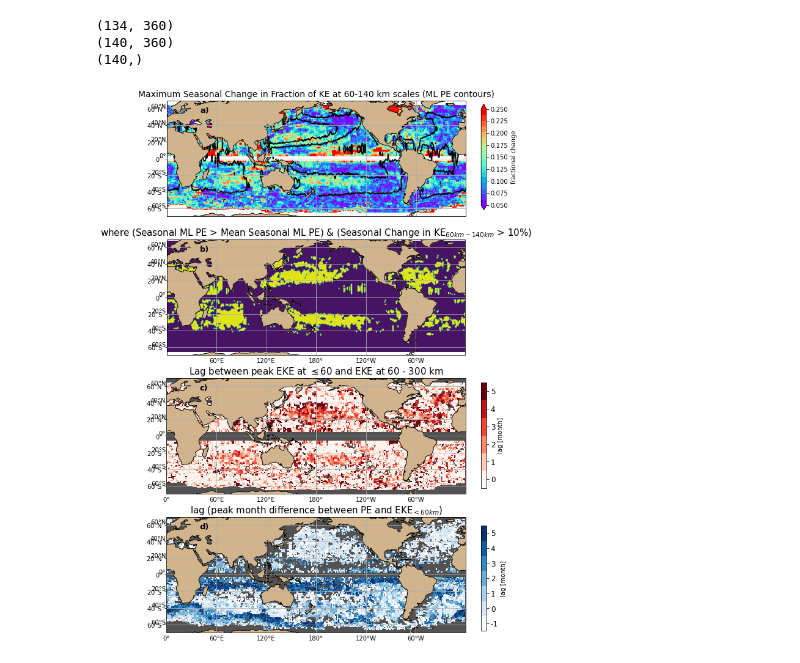
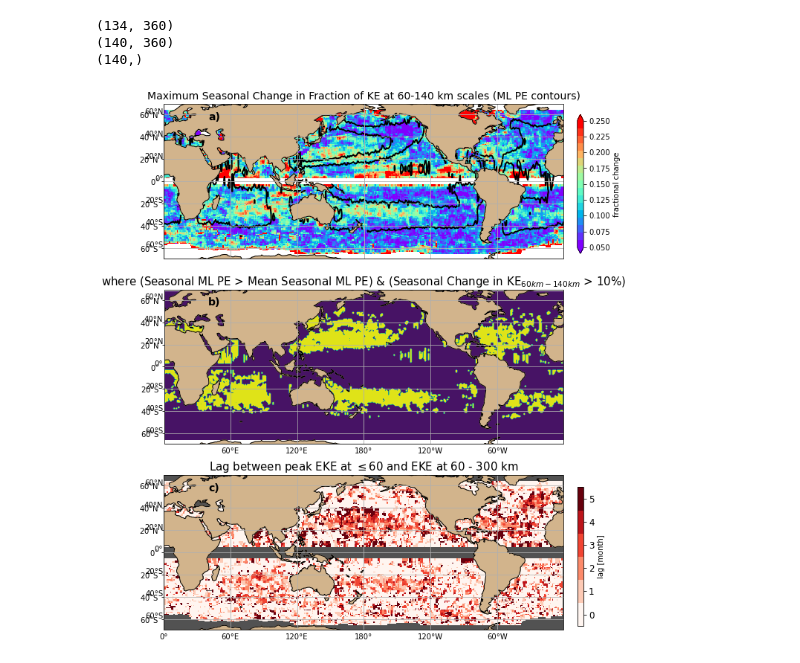
Before and after one commit to jakesteinberg/CPT, a Jupyter notebook: global_along_track_synthesis.ipynb, the cells around one changed output. Saved outputs shown, nothing was run; the diff lists cells and outputs as text; code cells hidden in the pictures.

Commit message:
tailoring figures

```diff
--- a/global_along_track_synthesis.ipynb
+++ b/global_along_track_synthesis.ipynb
@@ -67,6 +67,7 @@ in_lon = []
 in_lat = []
 in_lon_pe = []
 in_lat_pe = []
+loci = [2,5,3,6,1,4,7]
 for i in [0,1,2,3,4,5,6]:  # range(len(order[0:5])):
     this_lon0 = location[i, 0] #90   # 210
     this_lon1 = location[i, 1] #94   # 214
@@ -77,15 +78,15 @@ for i in [0,1,2,3,4,5,6]:  # range(len(order[0:5])):
     ax[0,0].plot([this_lon0, this_lon0], [this_lat0, this_lat1], color=colors[i], linewidth=3)
     ax[0,0].plot([this_lon1, this_lon1], [this_lat0, this_lat1], color=colors[i], linewidth=3)
     # if i < 4:
-    ax[0,0].text(this_lon0, this_lat0 - 15, str(i + 1), fontsize=10, color=colors[i], fontweight='bold')
+    ax[0,0].text(this_lon0, this_lat0 - 15, loci[i], fontsize=10, color=colors[i], fontweight='bold')
     in_lon.append(np.where((lon_bin_c > this_lon0) & (lon_bin_c < this_lon1))[0])
     in_lat.append(np.where((lat_bin_c > this_lat0) & (lat_bin_c < this_lat1))[0])
     in_lon_pe.append(np.where((pe_lon > this_lon0) & (pe_lon < this_lon1))[0])
     in_lat_pe.append(np.where((pe_lat > this_lat0) & (pe_lat < this_lat1))[0])
 
 ax[0,0].set_xlim([lon_w, lon_e])
-ax[0,0].set_ylim([lat_s - 20, lat_n + 20])
-ax[0,0].text(5, -75, 'Lon [$^{\circ}$E]', fontsize=10)
+ax[0,0].set_ylim([lat_s - 25, lat_n + 25])
+ax[0,0].text(5, -80, 'Lon [$^{\circ}$E]', fontsize=10)
 ax[0,0].set_ylabel('Lat [$^{\circ}$N]', fontsize=13)
 ax[0,0].set_title('select regions', fontsize=13)
 ax[0,0].grid()
@@ -154,12 +155,12 @@ for i in range(7):
     ax[axi[i][0], axi[i][1]].set_ylim([0.25, 1.5])
     ax[axi[i][0], axi[i][1]].grid()
 
-ax[0,1].set_title('Location 1: normalized EKE by scale', fontsize=13)
-ax[0,2].set_title('Location 2: normalized EKE by scale', fontsize=13)
+ax[0,1].set_title('Location 2: normalized EKE by scale', fontsize=13)
+ax[0,2].set_title('Location 5: normalized EKE by scale', fontsize=13)
 ax[1,1].set_title('Location 3: normalized EKE by scale', fontsize=13)
-ax[1,2].set_title('Location 4: normalized EKE by scale', fontsize=13)
-ax[2,0].set_title('Location 5: normalized EKE by scale', fontsize=13)
-ax[2,1].set_title('Location 6: normalized EKE by scale', fontsize=13)
+ax[1,2].set_title('Location 6: normalized EKE by scale', fontsize=13)
+ax[2,0].set_title('Location 1: normalized EKE by scale', fontsize=13)
+ax[2,1].set_title('Location 4: normalized EKE by scale', fontsize=13)
 ax[2,2].set_title('Location 7: normalized EKE by scale', fontsize=13)
 handles, labels = ax[0,1].get_legend_handles_labels()
 ax[0,1].legend(handles, labels, fontsize=11)
@@ -175,7 +176,7 @@ ax[2,2].text(-0.08, 1.57, 'i)', fontweight='bold', fontsize=11)
 ax[0,0].grid()
 ax[1,0].grid()
 plt.show()
-# f.savefig('/Users/jakesteinberg/Desktop/cpt_manuscript_figures/r2/j2_eke_by_month.jpg', dpi=500)
+f.savefig('/Users/jakesteinberg/Desktop/cpt_manuscript_figures/r2/j2_eke_by_month.jpg', dpi=500)
 # %% [output]
 [figure]
 # %%
@@ -856,7 +857,7 @@ print(np.shape(lat_bin_c))
 (140, 360)
 (140,)
 # %%
-f, (ax0,ax,ax2,ax3) = plt.subplots(4,1,figsize=(12,16), subplot_kw={'projection':ccrs.PlateCarree(central_longitude=180)})
+f, (ax0,ax,ax2) = plt.subplots(3,1,figsize=(12,13), subplot_kw={'projection':ccrs.PlateCarree(central_longitude=180)})
 # EKE & PE
 lon_xr = np.where((lon_bins[1:-1] > lon_w) & (lon_bins[1:-1] < lon_e))[0]
 lat_xr = np.where((lat_bins[1:-1] > lat_s) & (lat_bins[1:-1] < lat_n))[0]
@@ -866,7 +867,7 @@ axp=mfmaxmin_xr.isel(longitude=lon_xr, latitude=lat_xr).plot(ax=ax0,transform=cc
 ax0.contour(pe_lon,pe_lat,pe_smooth,levels=[7500, 15000],linewidths=2,zorder=2,transform=ccrs.PlateCarree(),colors='k')
 ax0.add_feature(cartopy.feature.LAND, color='#D2B48C',zorder=1)
 ax0.coastlines()
-cbpos = [0.825, 0.725, 0.01, 0.15]
+cbpos = [0.845, 0.665, 0.01, 0.2]
 cax = f.add_axes(cbpos)
 cb = f.colorbar(axp, cax=cax, orientation='vertical', extend='both', label='fractional change')
 ax0.set_ylim([np.nanmin(lat_bin_c), np.nanmax(lat_bin_c)])
@@ -906,58 +907,59 @@ ax2.coastlines()
 ax2.set_ylim([np.nanmin(lat_bin_c), np.nanmax(lat_bin_c)])
 gl = ax2.gridlines(draw_labels=True)
 gl.xlabels_top = False
-cbpos = [0.825, 0.33, 0.01, 0.15]
+cbpos = [0.845, 0.13, 0.01, 0.2]
 cax = f.add_axes(cbpos)
 cb = f.colorbar(lag_map, cax=cax, orientation='vertical', label='lag [month]', ticks=np.arange(0,7)+.5)
 cb.ax.set_yticklabels([0, 1, 2, 3, 4, 5, 6], fontsize=12)
+ibc = '#525252'
 ax2.set_facecolor(ibc)
 # EKE PE LAG
 # lag between month of max pe and month of max eke at the smallest scale
 pe_max_month_align = np.concatenate((pe_max_month[:,r1], pe_max_month[:,0:r1[0]]),axis=1)
 pe_eke_lag = pe_max_month_align[ai,:] - np.transpose(max_month_1)[bi,:]
 pe_eke_lag[pe_eke_lag < -1] = np.nan
 pe_eke_lag[pe_eke_lag > 5] = np.nan
 data_coords = {'latitude': lat_bin_c[bi], 'longitude': lon_bin_c}
-pe_mmax_xr = xr.DataArray(data=pe_eke_lag,  dims=['latitude', 'longitude'], coords=data_coords)
-pel = pe_mmax_xr.plot(ax=ax3,transform=ccrs.PlateCarree(), vmin=-1, vmax=6, \
-                cmap=plt.get_cmap('Blues',7), zorder=0, add_colorbar=False)
-ax3.set_title('lag (peak month difference between PE and EKE$_{<60km}$)', fontsize=15)
-ax3.add_feature(cartopy.feature.LAND, color='#D2B48C',zorder=1)
-ax3.coastlines()
-cbpos = [0.825, 0.127, 0.01, 0.15]
-cax = f.add_axes(cbpos)
+# pe_mmax_xr = xr.DataArray(data=pe_eke_lag,  dims=['latitude', 'longitude'], coords=data_coords)
+# pel = pe_mmax_xr.plot(ax=ax3,transform=ccrs.PlateCarree(), vmin=-1, vmax=6, \
+#                 cmap=plt.get_cmap('Blues',7), zorder=0, add_colorbar=False)
+# ax3.set_title('lag (peak month difference between PE and EKE$_{<60km}$)', fontsize=15)
+# ax3.add_feature(cartopy.feature.LAND, color='#D2B48C',zorder=1)
+# ax3.coastlines()
+# cbpos = [0.825, 0.127, 0.01, 0.15]
+# cax = f.add_axes(cbpos)
 
 # import matplotlib as mpl
 # cmap = plt.cm.Blues  # define the colormap
 # cmaplist = [cmap(i) for i in range(cmap.N)]
 # cmap = mpl.colors.LinearSegmentedColormap.from_list('Custom cmap', cmaplist, cmap.N)
 # norm = mpl.colors.BoundaryNorm(np.arange(0,7), cmap.N)
-cb = f.colorbar(pel, cax=cax, orientation='vertical', label='lag [month]', ticks=np.arange(-1,7)+.5)
-cb.ax.set_yticklabels([-1, 0, 1, 2, 3, 4, 5, 6], fontsize=12)
-ax3.set_ylim([np.nanmin(lat_bin_c), np.nanmax(lat_bin_c)])
-gl = ax3.gridlines(draw_labels=True)
-gl.xlabels_top = False
-ibc = '#525252'
-ax3.set_facecolor(ibc)
+# cb = f.colorbar(pel, cax=cax, orientation='vertical', label='lag [month]', ticks=np.arange(-1,7)+.5)
+# cb.ax.set_yticklabels([-1, 0, 1, 2, 3, 4, 5, 6], fontsize=12)
+# ax3.set_ylim([np.nanmin(lat_bin_c), np.nanmax(lat_bin_c)])
+# gl = ax3.gridlines(draw_labels=True)
+# gl.xlabels_top = False
+# ibc = '#525252'
+# ax3.set_facecolor(ibc)
 
 
-ax0.text(40, 55, 'a)', fontsize=13, fontweight='bold', transform=ccrs.PlateCarree())
-ax.text(40, 55, 'b)', fontsize=13, fontweight='bold', transform=ccrs.PlateCarree())
-ax2.text(40, 55, 'c)', fontsize=13, fontweight='bold', transform=ccrs.PlateCarree())
-ax3.text(40, 55, 'd)', fontsize=13, fontweight='bold', transform=ccrs.PlateCarree())
+ax0.text(40, 55, 'a)', fontsize=14, fontweight='bold', transform=ccrs.PlateCarree())
+ax.text(40, 55, 'b)', fontsize=14, fontweight='bold', transform=ccrs.PlateCarree())
+ax2.text(40, 55, 'c)', fontsize=14, fontweight='bold', transform=ccrs.PlateCarree())
+# ax3.text(40, 55, 'd)', fontsize=13, fontweight='bold', transform=ccrs.PlateCarree())
 ax0.set_yticks([-60, -40, -20, 0, 20, 40, 60])
 ax0.set_yticklabels(['60$^{\circ}$S', '40$^{\circ}$S', '20$^{\circ}$S', '0$^{\circ}$', '20$^{\circ}$N', '40$^{\circ}$N', '60$^{\circ}$N'])
 ax.set_yticks([-60, -40, -20, 0, 20, 40, 60])
 ax.set_yticklabels(['60$^{\circ}$S', '40$^{\circ}$S', '20$^{\circ}$S', '0$^{\circ}$', '20$^{\circ}$N', '40$^{\circ}$N', '60$^{\circ}$N'])
 ax2.set_yticks([-60, -40, -20, 0, 20, 40, 60])
 ax2.set_yticklabels(['60$^{\circ}$S', '40$^{\circ}$S', '20$^{\circ}$S', '0$^{\circ}$', '20$^{\circ}$N', '40$^{\circ}$N', '60$^{\circ}$N'])
-ax3.set_yticks([-60, -40, -20, 0, 20, 40, 60])
-ax3.set_yticklabels(['60$^{\circ}$S', '40$^{\circ}$S', '20$^{\circ}$S', '0$^{\circ}$', '20$^{\circ}$N', '40$^{\circ}$N', '60$^{\circ}$N'])
+# ax3.set_yticks([-60, -40, -20, 0, 20, 40, 60])
+# ax3.set_yticklabels(['60$^{\circ}$S', '40$^{\circ}$S', '20$^{\circ}$S', '0$^{\circ}$', '20$^{\circ}$N', '40$^{\circ}$N', '60$^{\circ}$N'])
 ax0.set_ylabel('')
 ax.set_ylabel('')
 ax2.set_ylabel('')
-ax3.set_ylabel('')
+# ax3.set_ylabel('')
 
 f.savefig('/Users/jakesteinberg/Desktop/cpt_manuscript_figures/r2/region_overlap_4.jpg', dpi=500)
 # %% [output]
-[figure, old version]
+[figure, new version]
```
Also changed, not shown: parts of 5 cells of this notebook.
